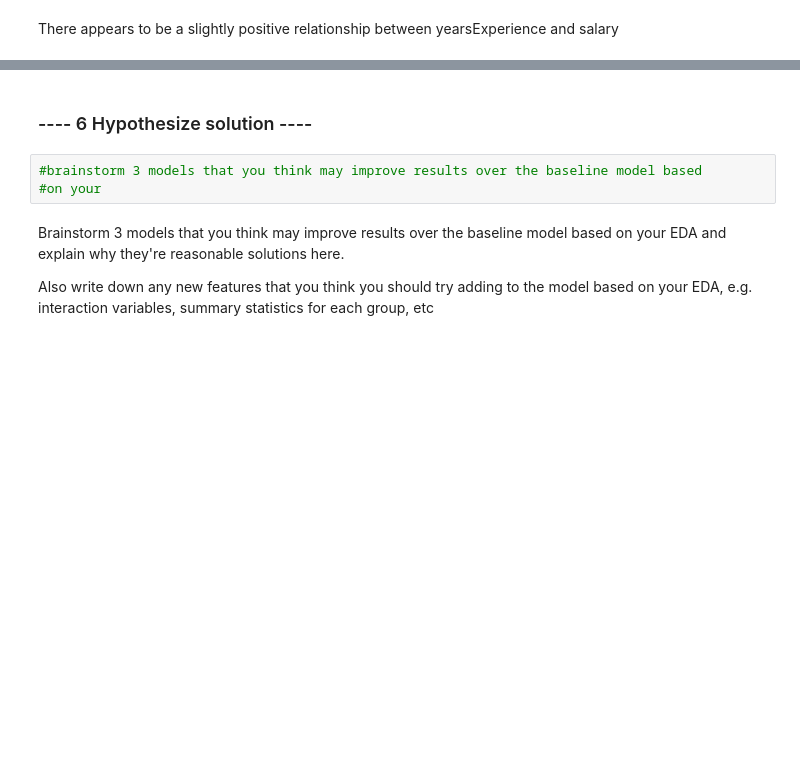
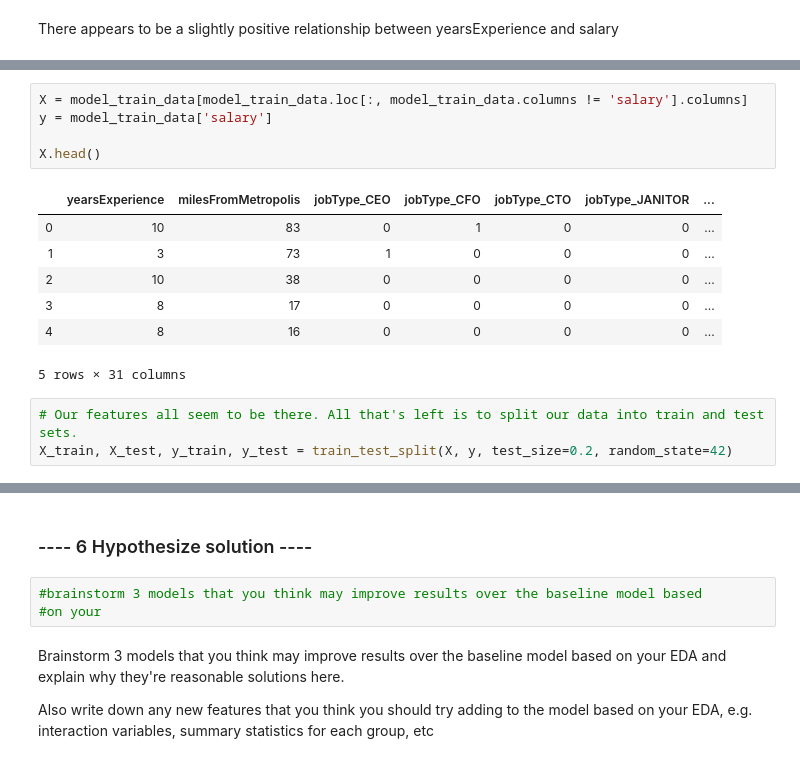
Before and after one commit to kevinodata/salary_predictions_portfolio, a Jupyter notebook: first_project.ipynb, the cells around one changed output, grey strips where cells are left out. Cells and saved outputs as stored; diff of their text form; blank space fills up the shorter version.

```diff
--- a/first_project.ipynb
+++ b/first_project.ipynb
@@ -348,0 +370,16 @@ Now that we've examined all of the features, let's encode our categorical featur
+# %%
+X = model_train_data[model_train_data.loc[:, model_train_data.columns != 'salary'].columns]
+y = model_train_data['salary']
+
+X.head()
+# %% [output]
+|  | yearsExperience | milesFromMetropolis | jobType_CEO | jobType_CFO | jobType_CTO | jobType_JANITOR | ... |
+| 0 | 10 | 83 | 0 | 1 | 0 | 0 | ... |
+| 1 | 3 | 73 | 1 | 0 | 0 | 0 | ... |
+| 2 | 10 | 38 | 0 | 0 | 0 | 0 | ... |
+| 3 | 8 | 17 | 0 | 0 | 0 | 0 | ... |
+| 4 | 8 | 16 | 0 | 0 | 0 | 0 | ... |
+5 rows × 31 columns
+# %%
+# Our features all seem to be there. All that's left is to split our data into train and test sets.
+X_train, X_test, y_train, y_test = train_test_split(X, y, test_size=0.2, random_state=42)
```
Also changed, not shown: parts of 26 cells of this notebook.
